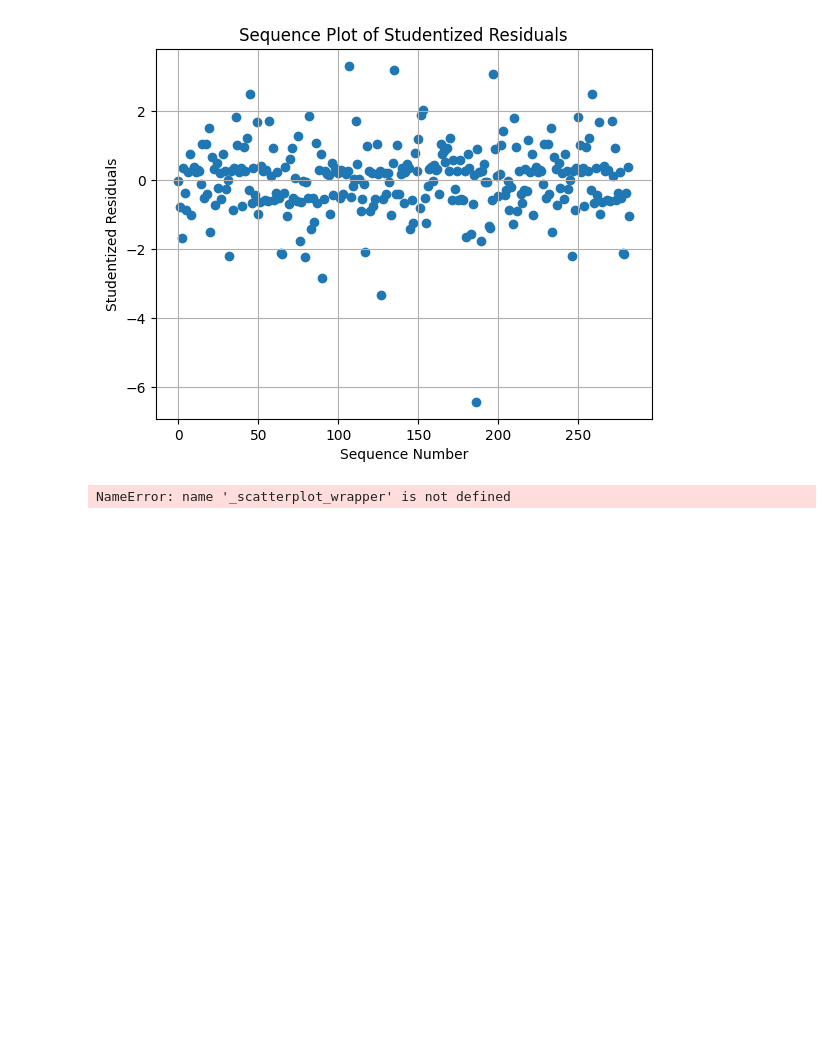
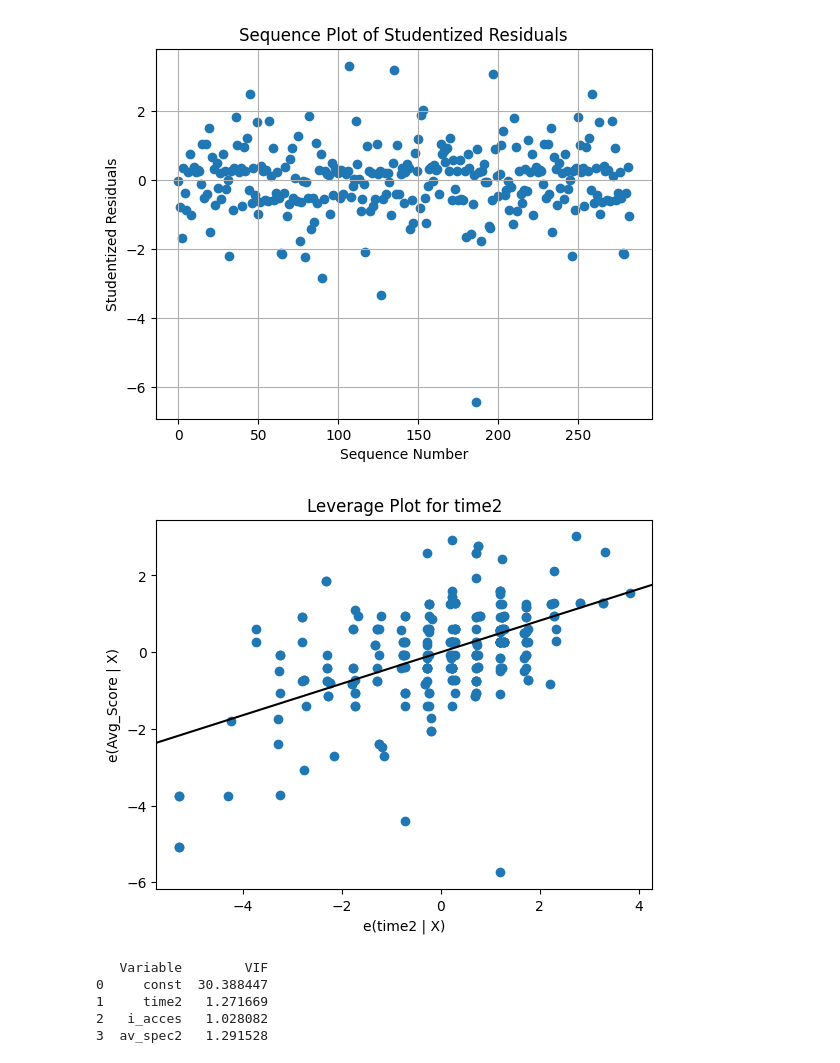
Before and after one commit to Chase-Wolters/Data-Science-Projects, a Jupyter notebook: Daily_Practice/HW2.ipynb, the cells around one changed output. Cells and saved outputs as stored; diff of their text form; code cells hidden in the pictures; blank space fills up the shorter version.

```diff
--- a/Daily_Practice/HW2.ipynb
+++ b/Daily_Practice/HW2.ipynb
@@ -354,19 +352,36 @@ plt.show()
 # %% [output]
 [figure]
 # %%
-def _scatterplot_wrapper(x:pd.Series,y:pd.Series,x_label:str,y_label:str,title:str):
-    plt.figure(figsize=(8, 6))
-    sns.scatterplot(x=x,y=y)
-    plt.xlabel(x_label)
-    plt.ylabel(y_label)
-    plt.title(title)
-    plt.show()
-
-# leverage points
-_scatterplot_wrapper(x=regression_influential_diagnostics['hat_diag'],
-                    y=studentized_residuals,
-                    x_label="Leverage",
-                    y_label="Studentized Residuals",
-                    title="Leverage vs Studentized Residuals")
+# leverage plot for time2
+sm.graphics.plot_partregress(
+    endog='Avg_Score',       # dependent variable
+    exog_i='time2',          # variable of interest
+    exog_others=['i_acces', 'av_spec2'],  # other predictors in the model
+    data=model_df2,          # dataframe with variables
+    obs_labels=False
+)
+plt.title("Leverage Plot for time2")
+plt.show()
 # %% [output]
-NameError: name '_scatterplot_wrapper' is not defined
+[figure, added]
+# %%
+# report VIF
+# Select only the predictors retained model
+X = model_df2[['time2', 'i_acces', 'av_spec2']]
+
+# Add constant for intercept
+X_const = sm.add_constant(X)
+
+# Compute VIF for each predictor
+vif_data = pd.DataFrame()
+vif_data["Variable"] = X_const.columns
+vif_data["VIF"] = [variance_inflation_factor(X_const.values, i)
+                   for i in range(X_const.shape[1])]
+
+print(vif_data)
+# %% [output]
+   Variable        VIF
+0     const  30.388447
+1     time2   1.271669
+2   i_acces   1.028082
+3  av_spec2   1.291528
```
Also changed, not shown: parts of 2 cells of this notebook.
